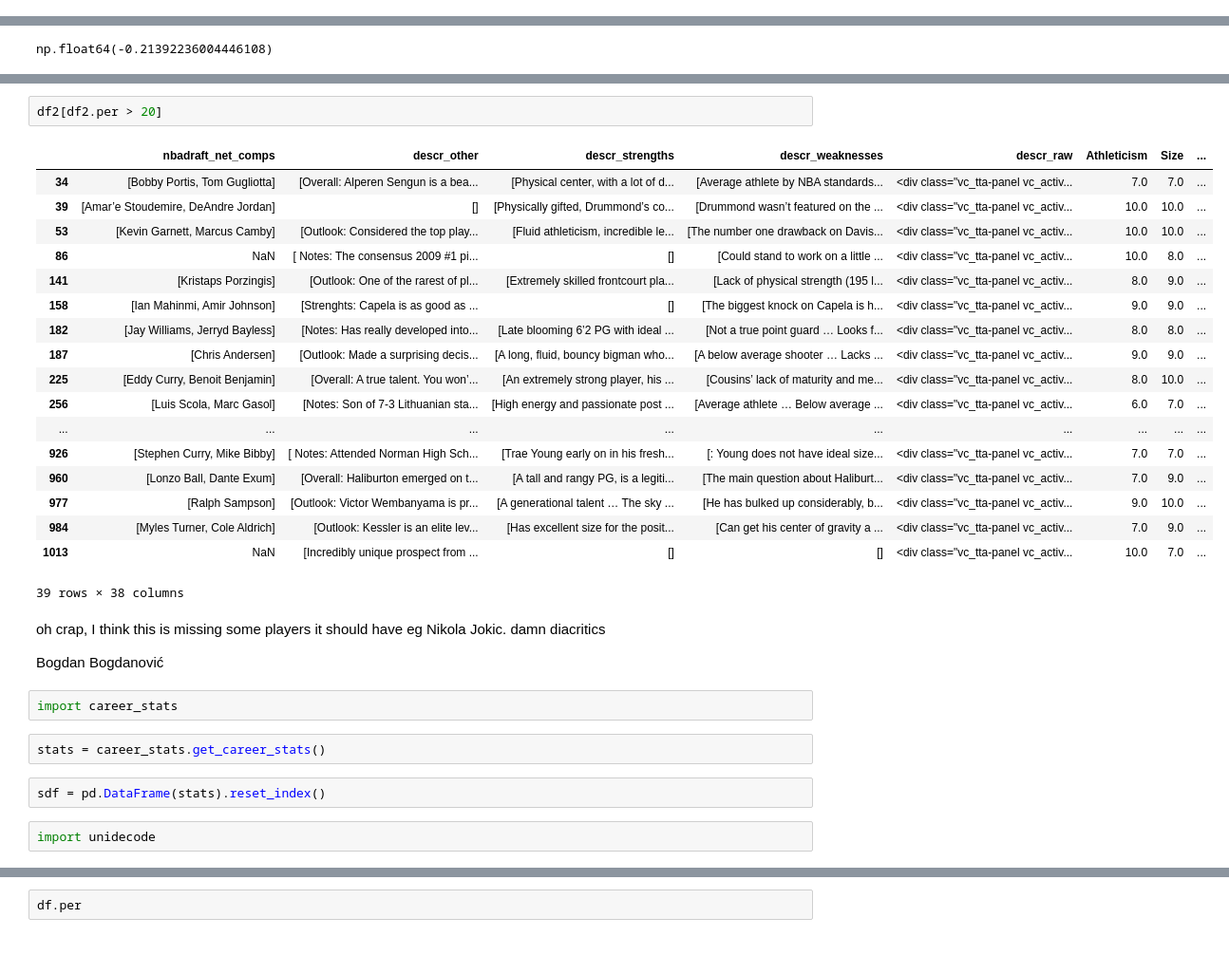
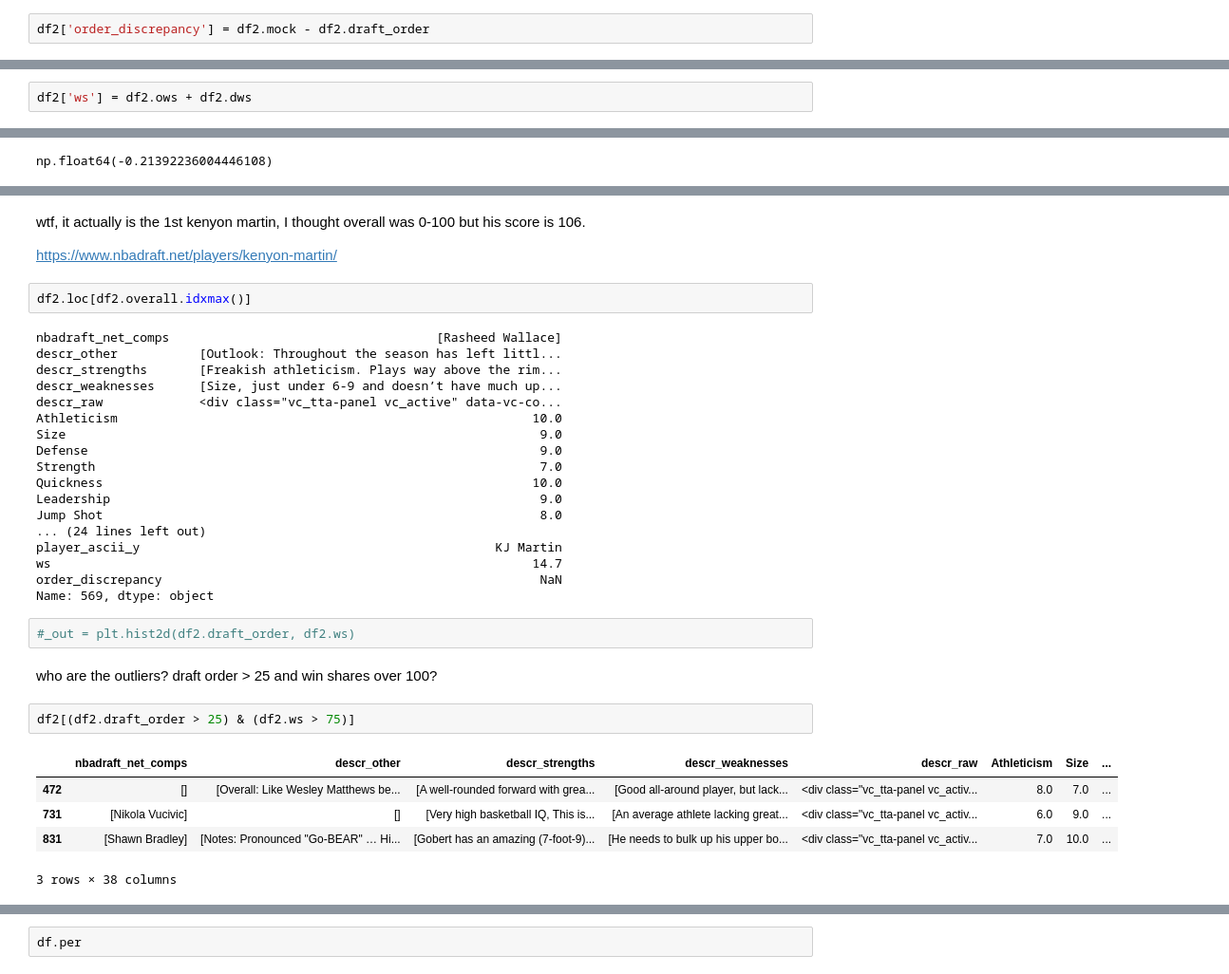
Before and after one commit to csdurfee/better_comps, a Jupyter notebook: explore.ipynb, the cells around one changed output, grey strips where cells are left out. Shown at 95% size. Cells and saved outputs as stored; diff of their text form; blank space fills up the shorter version.

```diff
--- a/explore.ipynb
+++ b/explore.ipynb
@@ -59,0 +63,2 @@ df2 = df[df.mp > 500].copy()
+# %%
+df2['order_discrepancy'] = df2.mock - df2.draft_order
@@ -59,0 +87,2 @@ df2 = df[df.mp > 500].copy()
+# %%
+df2['ws'] = df2.ows + df2.dws
@@ -107,33 +155,36 @@ Text(0, 0.5, 'median PER')
+# %% [markdown]
+wtf, it actually is the 1st kenyon martin, I thought overall was 0-100 but his score is 106.
+
+https://www.nbadraft.net/players/kenyon-martin/
+# %%
+df2.loc[df2.overall.idxmax()]
+# %% [output]
+nbadraft_net_comps                                    [Rasheed Wallace]
+descr_other           [Outlook: Throughout the season has left littl...
+descr_strengths       [Freakish athleticism. Plays way above the rim...
+descr_weaknesses      [Size, just under 6-9 and doesn’t have much up...
+descr_raw             <div class="vc_tta-panel vc_active" data-vc-co...
+Athleticism                                                        10.0
+Size                                                                9.0
+Defense                                                             9.0
+Strength                                                            7.0
+Quickness                                                          10.0
+Leadership                                                          9.0
+Jump Shot                                                           8.0
+... (24 lines left out)
+player_ascii_y                                                KJ Martin
+ws                                                                 14.7
+order_discrepancy                                                   NaN
+Name: 569, dtype: object
+# %%
+#_out = plt.hist2d(df2.draft_order, df2.ws)
+# %% [markdown]
+who are the outliers? draft order > 25 and win shares over 100?
 # %%
-df2[df2.per > 20]
+df2[(df2.draft_order > 25) & (df2.ws > 75)]
 # %% [output]
 |  | nbadraft_net_comps | descr_other | descr_strengths | descr_weaknesses | descr_raw | Athleticism | Size | ... |
-| 34 | [Bobby Portis, Tom Gugliotta] | [Overall: Alperen Sengun is a bea... | [Physical center, with a lot of d... | [Average athlete by NBA standards... | <div class="vc_tta-panel vc_activ... | 7.0 | 7.0 | ... |
-| 39 | [Amar’e Stoudemire, DeAndre Jordan] | [] | [Physically gifted, Drummond’s co... | [Drummond wasn’t featured on the ... | <div class="vc_tta-panel vc_activ... | 10.0 | 10.0 | ... |
-| 53 | [Kevin Garnett, Marcus Camby] | [Outlook: Considered the top play... | [Fluid athleticism, incredible le... | [The number one drawback on Davis... | <div class="vc_tta-panel vc_activ... | 10.0 | 10.0 | ... |
-| 86 | NaN | [ Notes: The consensus 2009 #1 pi... | [] | [Could stand to work on a little ... | <div class="vc_tta-panel vc_activ... | 10.0 | 8.0 | ... |
-| 141 | [Kristaps Porzingis] | [Outlook: One of the rarest of pl... | [Extremely skilled frontcourt pla... | [Lack of physical strength (195 l... | <div class="vc_tta-panel vc_activ... | 8.0 | 9.0 | ... |
-| 158 | [Ian Mahinmi, Amir Johnson] | [Strenghts: Capela is as good as ... | [] | [The biggest knock on Capela is h... | <div class="vc_tta-panel vc_activ... | 9.0 | 9.0 | ... |
-| 182 | [Jay Williams, Jerryd Bayless] | [Notes: Has really developed into... | [Late blooming 6’2 PG with ideal ... | [Not a true point guard … Looks f... | <div class="vc_tta-panel vc_activ... | 8.0 | 8.0 | ... |
-| 187 | [Chris Andersen] | [Outlook: Made a surprising decis... | [A long, fluid, bouncy bigman who... | [A below average shooter … Lacks ... | <div class="vc_tta-panel vc_activ... | 9.0 | 9.0 | ... |
-| 225 | [Eddy Curry, Benoit Benjamin] | [Overall: A true talent. You won’... | [An extremely strong player, his ... | [Cousins’ lack of maturity and me... | <div class="vc_tta-panel vc_activ... | 8.0 | 10.0 | ... |
-| 256 | [Luis Scola, Marc Gasol] | [Notes: Son of 7-3 Lithuanian sta... | [High energy and passionate post ... | [Average athlete … Below average ... | <div class="vc_tta-panel vc_activ... | 6.0 | 7.0 | ... |
-| ... | ... | ... | ... | ... | ... | ... | ... | ... |
-| 926 | [Stephen Curry, Mike Bibby] | [ Notes: Attended Norman High Sch... | [Trae Young early on in his fresh... | [: Young does not have ideal size... | <div class="vc_tta-panel vc_activ... | 7.0 | 7.0 | ... |
-| 960 | [Lonzo Ball, Dante Exum] | [Overall: Haliburton emerged on t... | [A tall and rangy PG, is a legiti... | [The main question about Haliburt... | <div class="vc_tta-panel vc_activ... | 7.0 | 9.0 | ... |
-| 977 | [Ralph Sampson] | [Outlook: Victor Wembanyama is pr... | [A generational talent … The sky ... | [He has bulked up considerably, b... | <div class="vc_tta-panel vc_activ... | 9.0 | 10.0 | ... |
-| 984 | [Myles Turner, Cole Aldrich] | [Outlook: Kessler is an elite lev... | [Has excellent size for the posit... | [Can get his center of gravity a ... | <div class="vc_tta-panel vc_activ... | 7.0 | 9.0 | ... |
-| 1013 | NaN | [Incredibly unique prospect from ... | [] | [] | <div class="vc_tta-panel vc_activ... | 10.0 | 7.0 | ... |
+| 472 | [] | [Overall: Like Wesley Matthews be... | [A well-rounded forward with grea... | [Good all-around player, but lack... | <div class="vc_tta-panel vc_activ... | 8.0 | 7.0 | ... |
+| 731 | [Nikola Vucivic] | [] | [Very high basketball IQ, This is... | [An average athlete lacking great... | <div class="vc_tta-panel vc_activ... | 6.0 | 9.0 | ... |
+| 831 | [Shawn Bradley] | [Notes: Pronounced "Go-BEAR" … Hi... | [Gobert has an amazing (7-foot-9)... | [He needs to bulk up his upper bo... | <div class="vc_tta-panel vc_activ... | 7.0 | 10.0 | ... |
-39 rows × 38 columns
+3 rows × 38 columns
-# %% [markdown]
-oh crap, I think this is missing some players it should have eg Nikola Jokic. damn diacritics
-
-Bogdan Bogdanović
-# %%
-import career_stats
-# %%
-stats = career_stats.get_career_stats()
-# %%
-sdf = pd.DataFrame(stats).reset_index()
-# %%
-import unidecode
```
Also changed, not shown: parts of 24 cells of this notebook, 1 other file.
